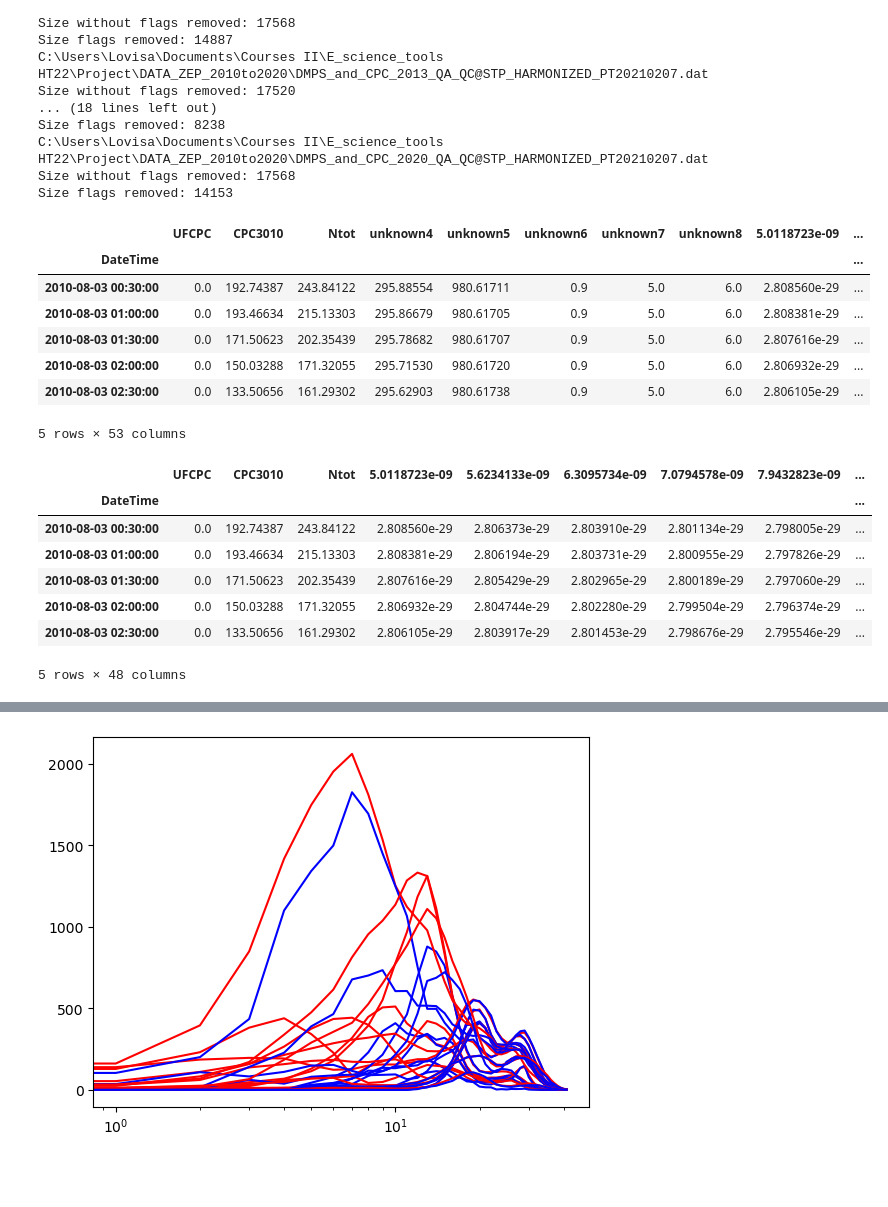
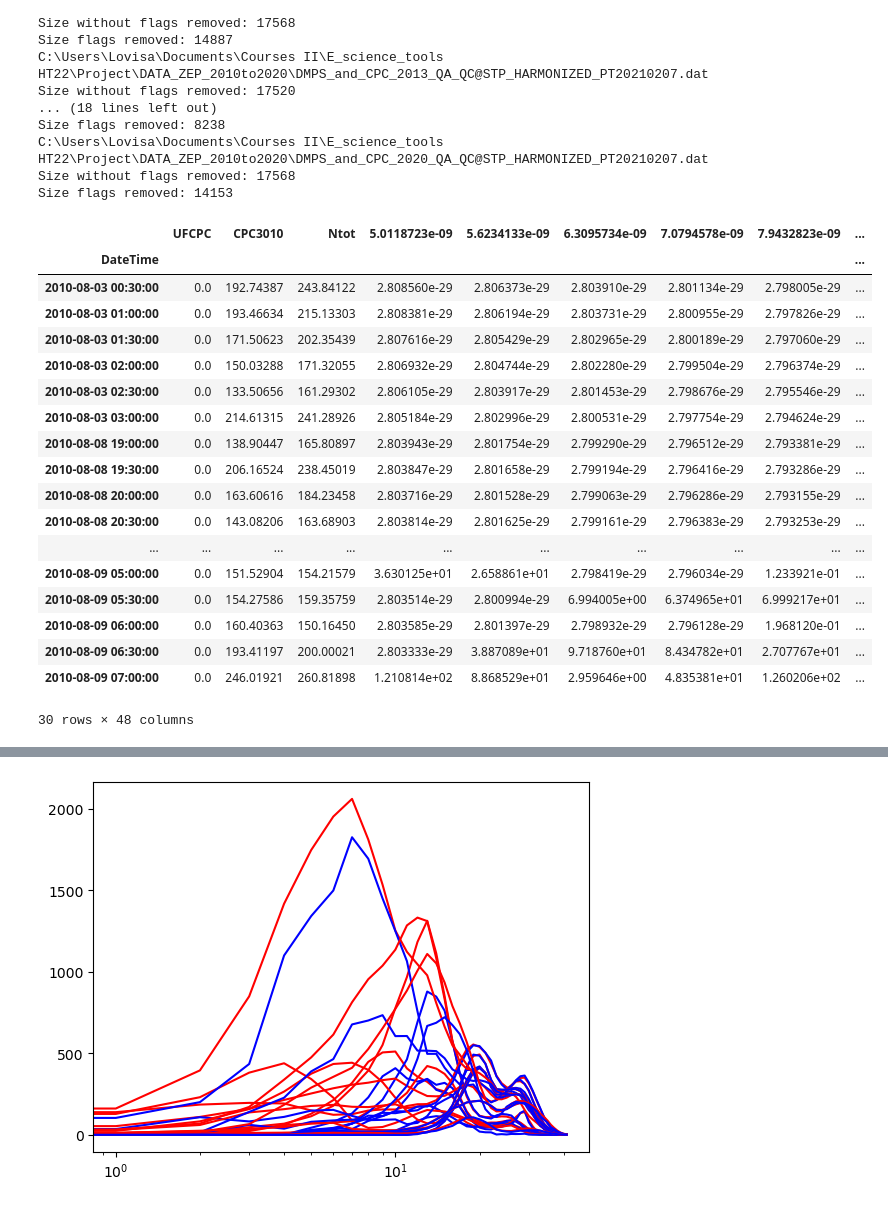
Before and after one commit to eScience-course/Tjaernoe2022-group3, a Jupyter notebook: notebooks/Load and analyze DMPS data.ipynb, the cells around one changed output, grey strips where cells are left out. Saved outputs shown, nothing was run; the diff lists cells and outputs as text; code cells hidden in the pictures; blank space fills up the shorter version.

```diff
--- a/notebooks/Load and analyze DMPS data.ipynb
+++ b/notebooks/Load and analyze DMPS data.ipynb
@@ -57,30 +56,30 @@ Size flags removed: 8238
 C:\Users\Lovisa\Documents\Courses II\E_science_tools HT22\Project\DATA_ZEP_2010to2020\DMPS_and_CPC_2020_QA_QC@STP_HARMONIZED_PT20210207.dat
 Size without flags removed: 17568
 Size flags removed: 14153
-# %%
-DFs_2010_2020[0].head()
-# %% [output]
-|  | UFCPC | CPC3010 | Ntot | unknown4 | unknown5 | unknown6 | unknown7 | unknown8 | 5.0118723e-09 | ... |
-| DateTime |  |  |  |  |  |  |  |  |  | ... |
-| 2010-08-03 00:30:00 | 0.0 | 192.74387 | 243.84122 | 295.88554 | 980.61711 | 0.9 | 5.0 | 6.0 | 2.808560e-29 | ... |
-| 2010-08-03 01:00:00 | 0.0 | 193.46634 | 215.13303 | 295.86679 | 980.61705 | 0.9 | 5.0 | 6.0 | 2.808381e-29 | ... |
-| 2010-08-03 01:30:00 | 0.0 | 171.50623 | 202.35439 | 295.78682 | 980.61707 | 0.9 | 5.0 | 6.0 | 2.807616e-29 | ... |
-| 2010-08-03 02:00:00 | 0.0 | 150.03288 | 171.32055 | 295.71530 | 980.61720 | 0.9 | 5.0 | 6.0 | 2.806932e-29 | ... |
-| 2010-08-03 02:30:00 | 0.0 | 133.50656 | 161.29302 | 295.62903 | 980.61738 | 0.9 | 5.0 | 6.0 | 2.806105e-29 | ... |
-5 rows × 53 columns
 # %%
 fu.get_columns_2010_2020?
 # %%
 df_2010_2020 = fu.concat_df_2010_2020(DFs_2010_2020)
 dict_years_to_df = {"2010_2020":df_2010_2020}
 # %%
-df_2010_2020.head()
+df_2010_2020.head(30)
 # %% [output]
 |  | UFCPC | CPC3010 | Ntot | 5.0118723e-09 | 5.6234133e-09 | 6.3095734e-09 | 7.0794578e-09 | 7.9432823e-09 | ... |
 | DateTime |  |  |  |  |  |  |  |  | ... |
 | 2010-08-03 00:30:00 | 0.0 | 192.74387 | 243.84122 | 2.808560e-29 | 2.806373e-29 | 2.803910e-29 | 2.801134e-29 | 2.798005e-29 | ... |
 | 2010-08-03 01:00:00 | 0.0 | 193.46634 | 215.13303 | 2.808381e-29 | 2.806194e-29 | 2.803731e-29 | 2.800955e-29 | 2.797826e-29 | ... |
 | 2010-08-03 01:30:00 | 0.0 | 171.50623 | 202.35439 | 2.807616e-29 | 2.805429e-29 | 2.802965e-29 | 2.800189e-29 | 2.797060e-29 | ... |
 | 2010-08-03 02:00:00 | 0.0 | 150.03288 | 171.32055 | 2.806932e-29 | 2.804744e-29 | 2.802280e-29 | 2.799504e-29 | 2.796374e-29 | ... |
 | 2010-08-03 02:30:00 | 0.0 | 133.50656 | 161.29302 | 2.806105e-29 | 2.803917e-29 | 2.801453e-29 | 2.798676e-29 | 2.795546e-29 | ... |
+| 2010-08-03 03:00:00 | 0.0 | 214.61315 | 241.28926 | 2.805184e-29 | 2.802996e-29 | 2.800531e-29 | 2.797754e-29 | 2.794624e-29 | ... |
+| 2010-08-08 19:00:00 | 0.0 | 138.90447 | 165.80897 | 2.803943e-29 | 2.801754e-29 | 2.799290e-29 | 2.796512e-29 | 2.793381e-29 | ... |
+| 2010-08-08 19:30:00 | 0.0 | 206.16524 | 238.45019 | 2.803847e-29 | 2.801658e-29 | 2.799194e-29 | 2.796416e-29 | 2.793286e-29 | ... |
+| 2010-08-08 20:00:00 | 0.0 | 163.60616 | 184.23458 | 2.803716e-29 | 2.801528e-29 | 2.799063e-29 | 2.796286e-29 | 2.793155e-29 | ... |
+| 2010-08-08 20:30:00 | 0.0 | 143.08206 | 163.68903 | 2.803814e-29 | 2.801625e-29 | 2.799161e-29 | 2.796383e-29 | 2.793253e-29 | ... |
+| ... | ... | ... | ... | ... | ... | ... | ... | ... | ... |
+| 2010-08-09 05:00:00 | 0.0 | 151.52904 | 154.21579 | 3.630125e+01 | 2.658861e+01 | 2.798419e-29 | 2.796034e-29 | 1.233921e-01 | ... |
+| 2010-08-09 05:30:00 | 0.0 | 154.27586 | 159.35759 | 2.803514e-29 | 2.800994e-29 | 6.994005e+00 | 6.374965e+01 | 6.999217e+01 | ... |
+| 2010-08-09 06:00:00 | 0.0 | 160.40363 | 150.16450 | 2.803585e-29 | 2.801397e-29 | 2.798932e-29 | 2.796128e-29 | 1.968120e-01 | ... |
+| 2010-08-09 06:30:00 | 0.0 | 193.41197 | 200.00021 | 2.803333e-29 | 3.887089e+01 | 9.718760e+01 | 8.434782e+01 | 2.707767e+01 | ... |
+| 2010-08-09 07:00:00 | 0.0 | 246.01921 | 260.81898 | 1.210814e+02 | 8.868529e+01 | 2.959646e+00 | 4.835381e+01 | 1.260206e+02 | ... |
-5 rows × 48 columns
+30 rows × 48 columns
```
Also changed, not shown: parts of 35 cells of this notebook.
